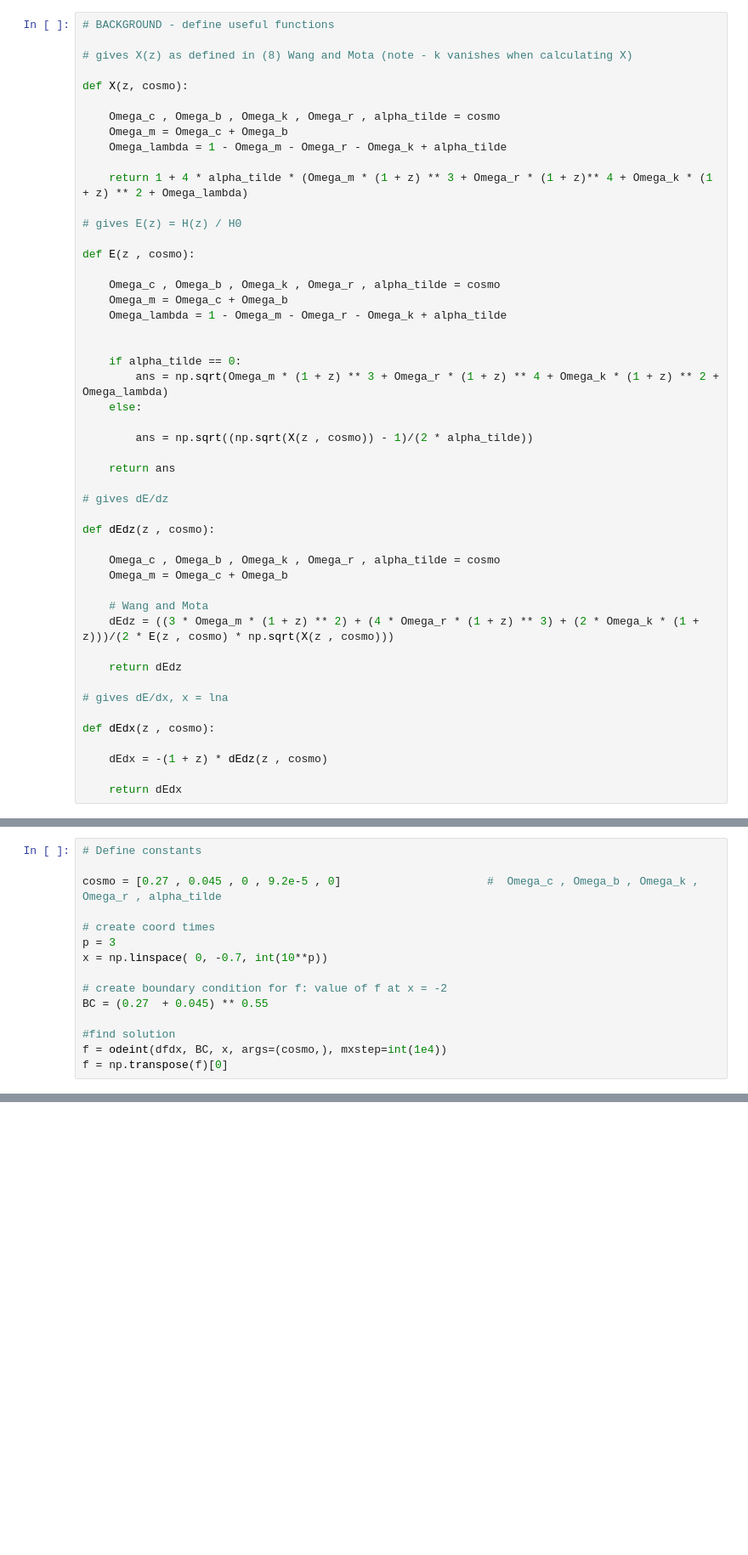
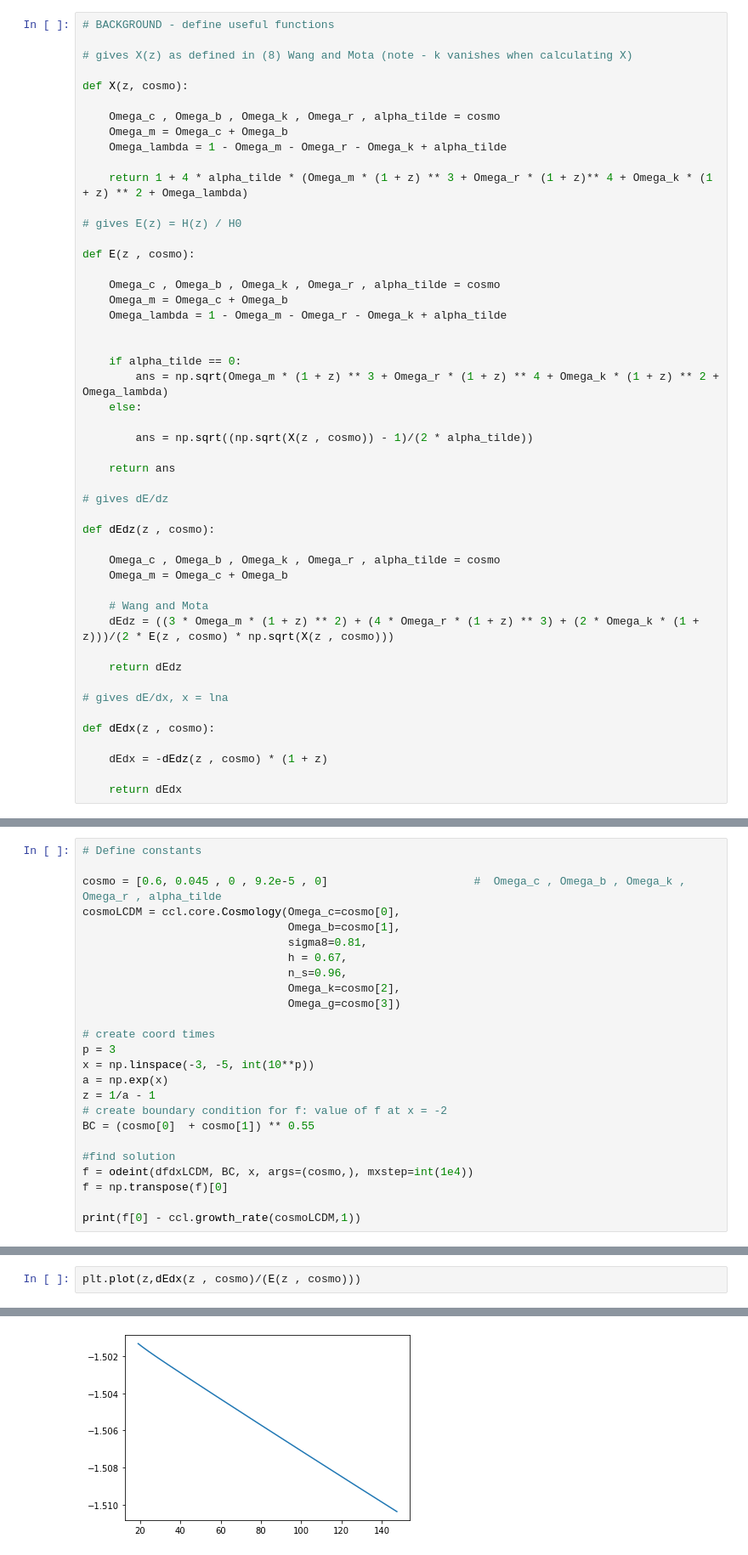
Before and after one commit to CarolaZano/4DEGB-tests, a Jupyter notebook: 4DEGB_growthrate_f.ipynb, the cells around one changed output, grey strips where cells are left out. Shown at 85% size. Cells and saved outputs as stored; diff of their text form; blank space fills up the shorter version.

```diff
--- a/4DEGB_growthrate_f.ipynb
+++ b/4DEGB_growthrate_f.ipynb
@@ -49,7 +50,7 @@ def dEdz(z , cosmo):
 
 def dEdx(z , cosmo):
 
-    dEdx = -(1 + z) * dEdz(z , cosmo)
+    dEdx = -dEdz(z , cosmo) * (1 + z)
 
     return dEdx
 # %%
@@ -92,15 +104,25 @@ def coupled_sigma8_dsigma8dx(y , x , cosmo):
 # %%
 # Define constants
 
-cosmo = [0.27 , 0.045 , 0 , 9.2e-5 , 0]                      #  Omega_c , Omega_b , Omega_k , Omega_r , alpha_tilde
+cosmo = [0.6, 0.045 , 0 , 9.2e-5 , 0]                      #  Omega_c , Omega_b , Omega_k , Omega_r , alpha_tilde
+cosmoLCDM = ccl.core.Cosmology(Omega_c=cosmo[0],
+                               Omega_b=cosmo[1],
+                               sigma8=0.81,
+                               h = 0.67,
+                               n_s=0.96,
+                               Omega_k=cosmo[2],
+                               Omega_g=cosmo[3])
 
 # create coord times
 p = 3
-x = np.linspace( 0, -0.7, int(10**p))
-
+x = np.linspace(-3, -5, int(10**p))
+a = np.exp(x)
+z = 1/a - 1
 # create boundary condition for f: value of f at x = -2
-BC = (0.27  + 0.045) ** 0.55
+BC = (cosmo[0]  + cosmo[1]) ** 0.55
 
 #find solution
-f = odeint(dfdx, BC, x, args=(cosmo,), mxstep=int(1e4))
+f = odeint(dfdxLCDM, BC, x, args=(cosmo,), mxstep=int(1e4))
 f = np.transpose(f)[0]
+
+print(f[0] - ccl.growth_rate(cosmoLCDM,1))
@@ -106,0 +131,3 @@ f = np.transpose(f)[0]
+# %%
+plt.plot(z,dEdx(z , cosmo)/(E(z , cosmo)))
+# %% [output]
@@ -107 +135,2 @@ f = np.transpose(f)[0]
+[figure, added]
 # %%
```
Also changed, not shown: parts of 8 cells of this notebook.
